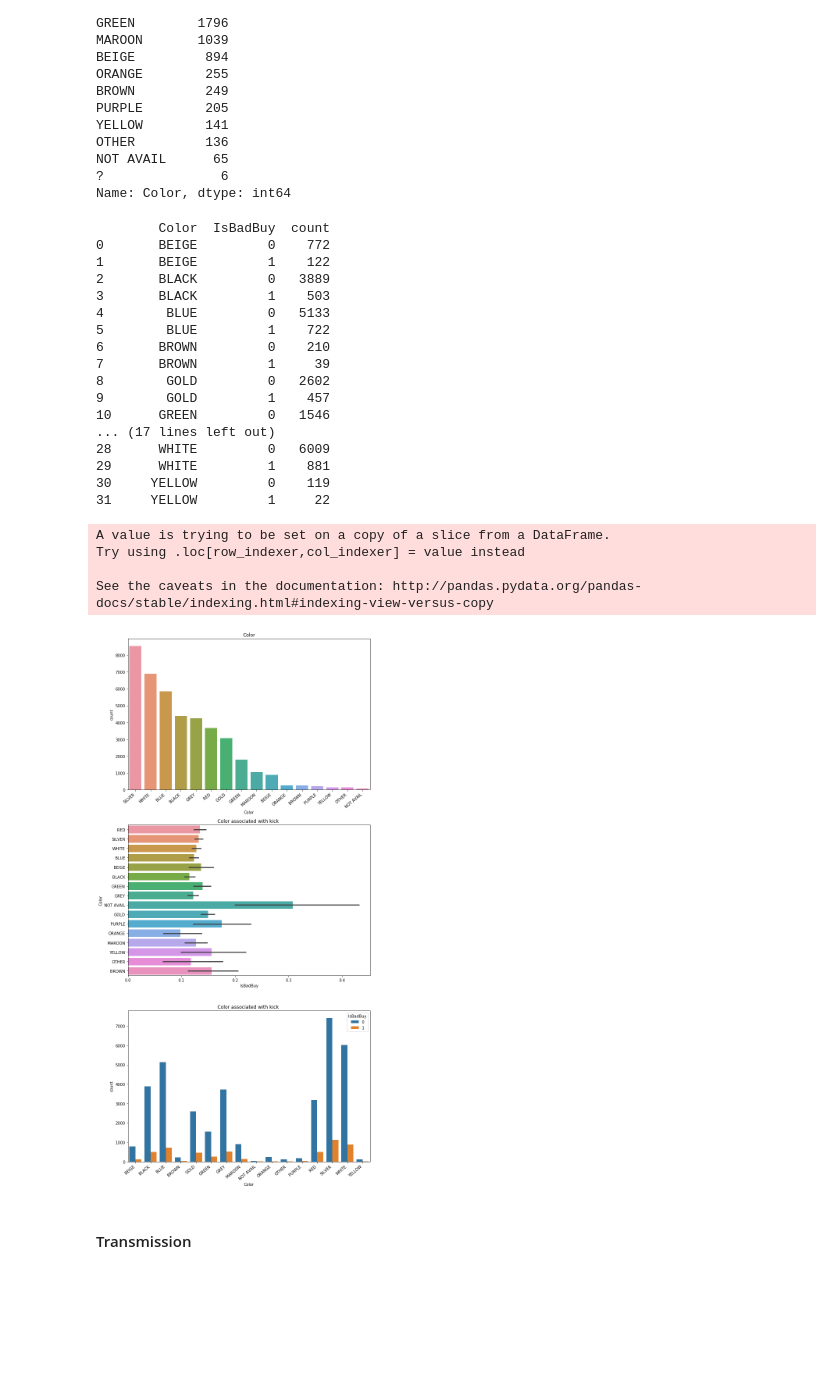
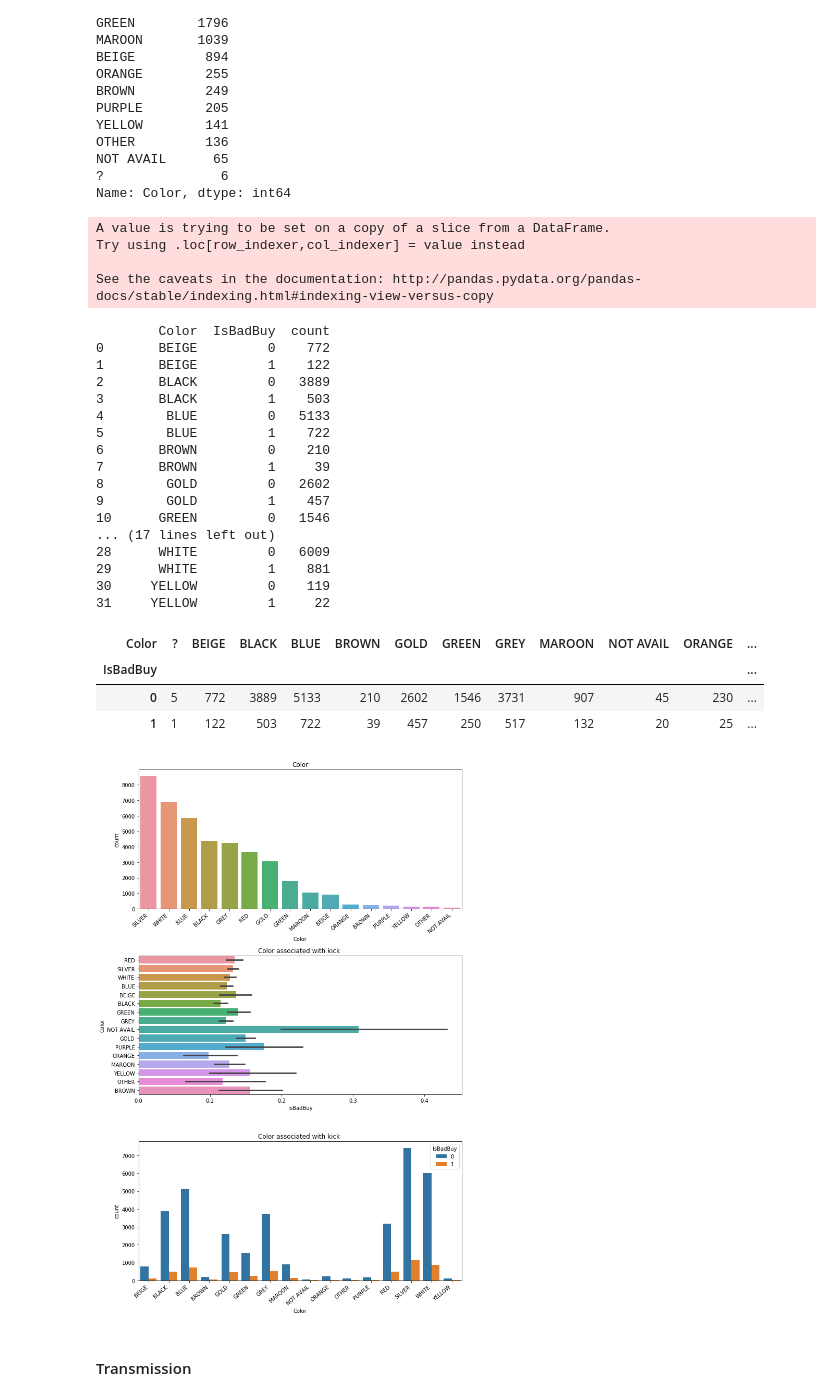
Before and after one commit to kminu/IFN_645, a Jupyter notebook: IFN_645_draft/IFN_645_mary/DMProj1_mary.ipynb, the cells around one changed output. Saved outputs shown, nothing was run; the diff lists cells and outputs as text; code cells hidden in the pictures; blank space fills up the shorter version.

```diff
--- a/IFN_645_draft/IFN_645_mary/DMProj1_mary.ipynb
+++ b/IFN_645_draft/IFN_645_mary/DMProj1_mary.ipynb
@@ -222,50 +228,57 @@ Name: Color, dtype: int64
 # %%
 # Replace '?' into 'SILVER'
 df1['Color'] = df1['Color'].replace('?', 'SILVER')
 
 #print(df1.groupby(['IsBadBuy'])['Color'].value_counts(normalize=True))
 test = pd.DataFrame({'count': df1.groupby(['Color', 'IsBadBuy']).size()}).reset_index()
 print(test)
 
-plt.figure(figsize=(10,20))
+plt.figure(figsize=(10,15))
 plt.subplot(3,1,1)
 Color_Countplot = sns.countplot(data=df1, x='Color', order=df1['Color'].value_counts().index)
 Color_Countplot.set_xticklabels(Color_Countplot.get_xticklabels(), rotation=40, ha="right")
 plt.title("Color")
 
 plt.subplot(3,1,2)
 Color_barplot = sns.barplot(data=df1, y='Color', x='IsBadBuy')
 plt.title("Color associated with kick ")
 
 plt.subplot(3,1,3)
 test_plot = sns.barplot(data=test, x='Color', y='count', hue='IsBadBuy')
 test_plot.set_xticklabels(test_plot.get_xticklabels(), rotation=40, ha="right")
 plt.title("Color associated with kick ")
 
 plt.tight_layout()
+
+y =df.groupby(['Color','IsBadBuy']).size().unstack('Color',fill_value=0)
+y
 # %% [output]
-        Color  IsBadBuy  count
-0       BEIGE         0    772
-1       BEIGE         1    122
-2       BLACK         0   3889
-3       BLACK         1    503
-4        BLUE         0   5133
-5        BLUE         1    722
-6       BROWN         0    210
-7       BROWN         1     39
-8        GOLD         0   2602
-9        GOLD         1    457
-10      GREEN         0   1546
-... (17 lines left out)
-28      WHITE         0   6009
-29      WHITE         1    881
-30     YELLOW         0    119
-31     YELLOW         1     22
+A value is trying to be set on a copy of a slice from a DataFrame.
+Try using .loc[row_indexer,col_indexer] = value instead
+
+See the caveats in the documentation: http://pandas.pydata.org/pandas-docs/stable/indexing.html#indexing-view-versus-copy
-A value is trying to be set on a copy of a slice from a DataFrame.
-Try using .loc[row_indexer,col_indexer] = value instead
-
-See the caveats in the documentation: http://pandas.pydata.org/pandas-docs/stable/indexing.html#indexing-view-versus-copy
+        Color  IsBadBuy  count
+0       BEIGE         0    772
+1       BEIGE         1    122
+2       BLACK         0   3889
+3       BLACK         1    503
+4        BLUE         0   5133
+5        BLUE         1    722
+6       BROWN         0    210
+7       BROWN         1     39
+8        GOLD         0   2602
+9        GOLD         1    457
+10      GREEN         0   1546
+... (17 lines left out)
+28      WHITE         0   6009
+29      WHITE         1    881
+30     YELLOW         0    119
+31     YELLOW         1     22
+| Color | ? | BEIGE | BLACK | BLUE | BROWN | GOLD | GREEN | GREY | MAROON | NOT AVAIL | ORANGE | ... |
+| IsBadBuy |  |  |  |  |  |  |  |  |  |  |  | ... |
+| 0 | 5 | 772 | 3889 | 5133 | 210 | 2602 | 1546 | 3731 | 907 | 45 | 230 | ... |
+| 1 | 1 | 122 | 503 | 722 | 39 | 457 | 250 | 517 | 132 | 20 | 25 | ... |
-[figure, old version]
+[figure, new version]
 # %% [markdown]
 #### Transmission
 # %% [markdown]
```
Also changed, not shown: parts of 13 cells of this notebook, 3 other files.
